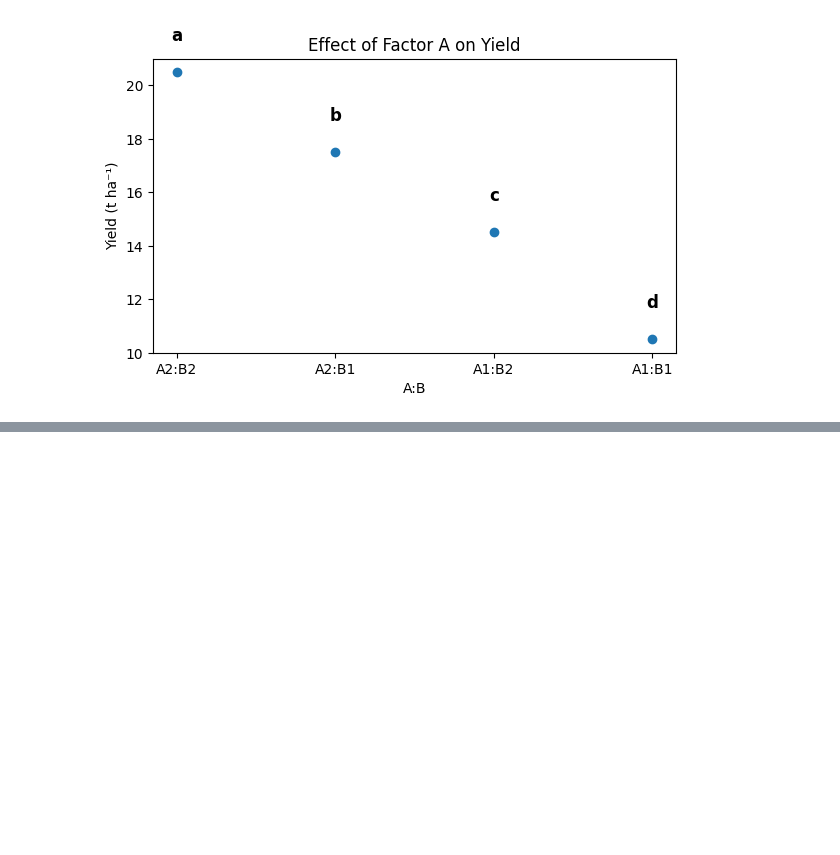
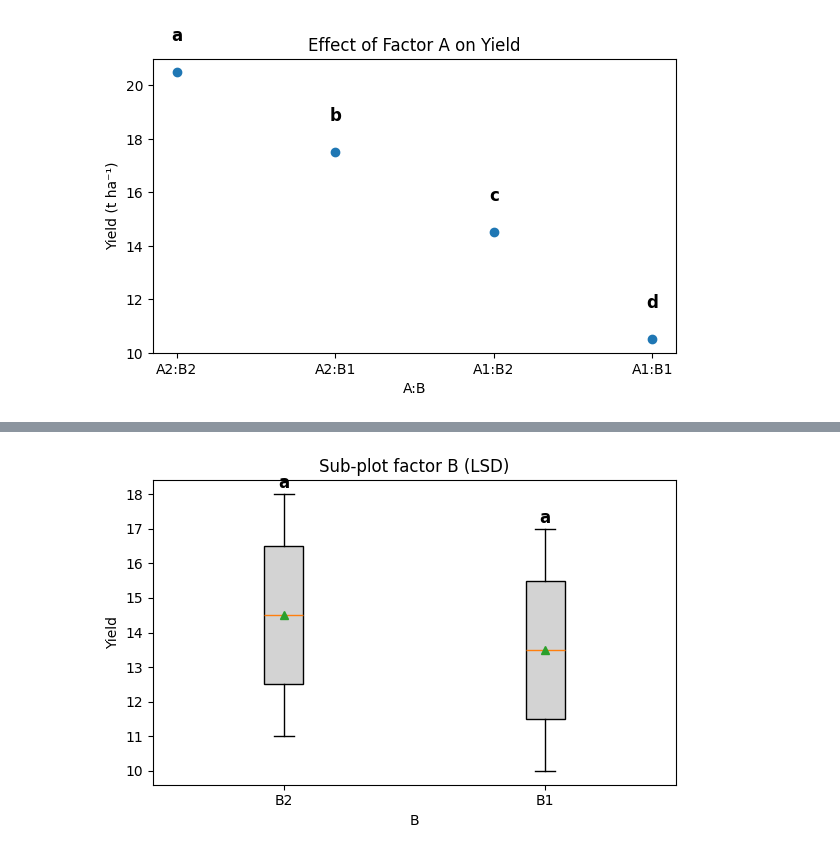
Before and after one commit to DeepStatistix/AgroDesign, a Jupyter notebook: examples/test_anova.ipynb, the cells around one changed output, grey strips where cells are left out. Cells and saved outputs as stored; diff of their text form; code cells hidden in the pictures; blank space fills up the shorter version.

```diff
--- a/examples/test_anova.ipynb
+++ b/examples/test_anova.ipynb
@@ -168,0 +303,10 @@ mean_plot(
+# %%
+boxplot_letters(
+    aov,
+    factor="B",
+    method="lsd",
+    ylabel="Yield",
+    title="Sub-plot factor B (LSD)"
+)
+# %% [output]
+[figure, added]
```
Also changed, not shown: parts of 13 cells of this notebook, 9 other files.
